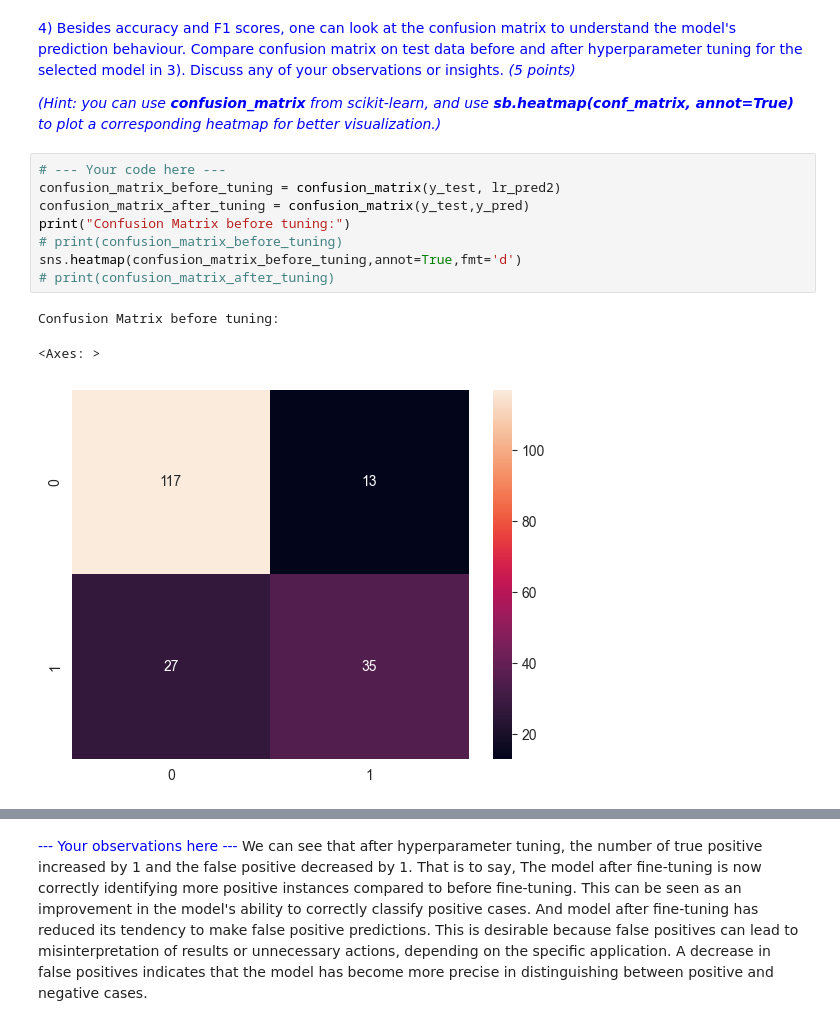
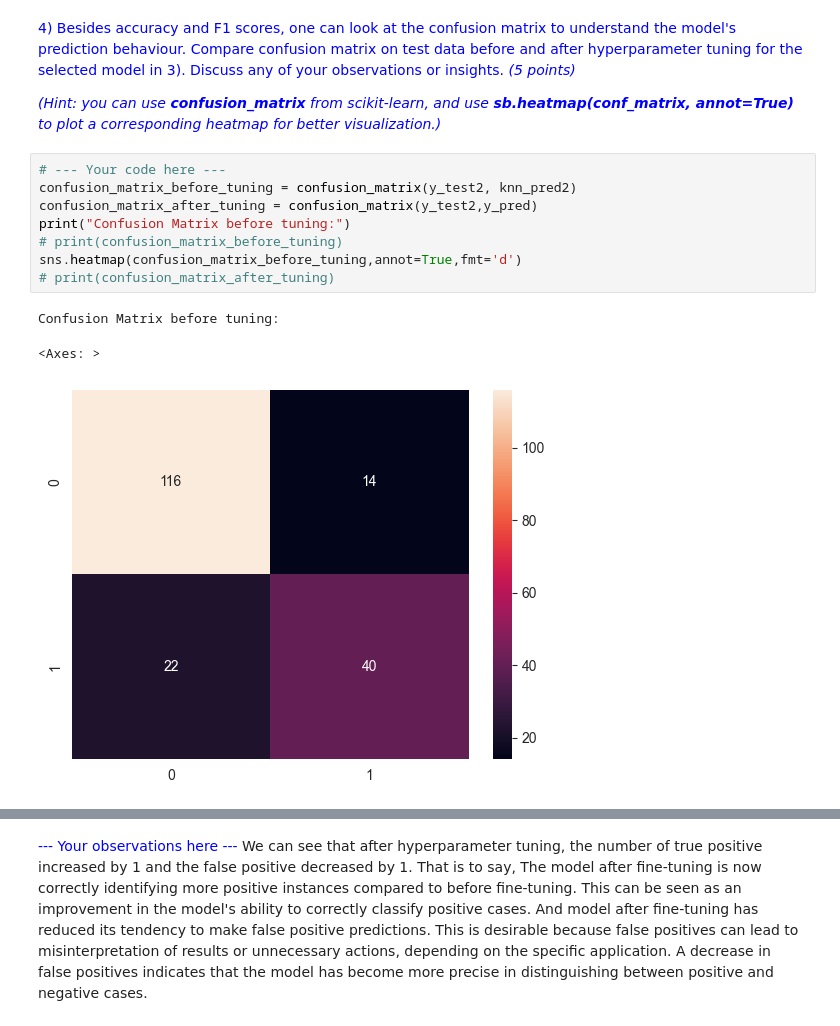
Before and after one commit to codingman-aiwass/data_mining, a Jupyter notebook: Assignment.ipynb, the cells around one changed output, grey strips where cells are left out. Cells and saved outputs as stored; diff of their text form.

```diff
--- a/Assignment.ipynb
+++ b/Assignment.ipynb
@@ -533,16 +470,16 @@ Weighted F1 Score: 0.7884382819015846
 <span style="color:blue">*(Hint: you can use **confusion_matrix** from scikit-learn, and use **sb.heatmap(conf_matrix, annot=True)** to plot a corresponding heatmap for better visualization.)*</span>
 # %%
 # --- Your code here ---
-confusion_matrix_before_tuning = confusion_matrix(y_test, lr_pred2)
-confusion_matrix_after_tuning = confusion_matrix(y_test,y_pred)
+confusion_matrix_before_tuning = confusion_matrix(y_test2, knn_pred2)
+confusion_matrix_after_tuning = confusion_matrix(y_test2,y_pred)
 print("Confusion Matrix before tuning:")
 # print(confusion_matrix_before_tuning)
 sns.heatmap(confusion_matrix_before_tuning,annot=True,fmt='d')
 # print(confusion_matrix_after_tuning)
 # %% [output]
 Confusion Matrix before tuning:
 <Axes: >
-[figure, old version]
+[figure, new version]
 # %%
 print("Confusion Matrix after tuning:")
 sns.heatmap(confusion_matrix_after_tuning,annot=True,fmt="d")
```
Also changed, not shown: parts of 15 cells of this notebook.
